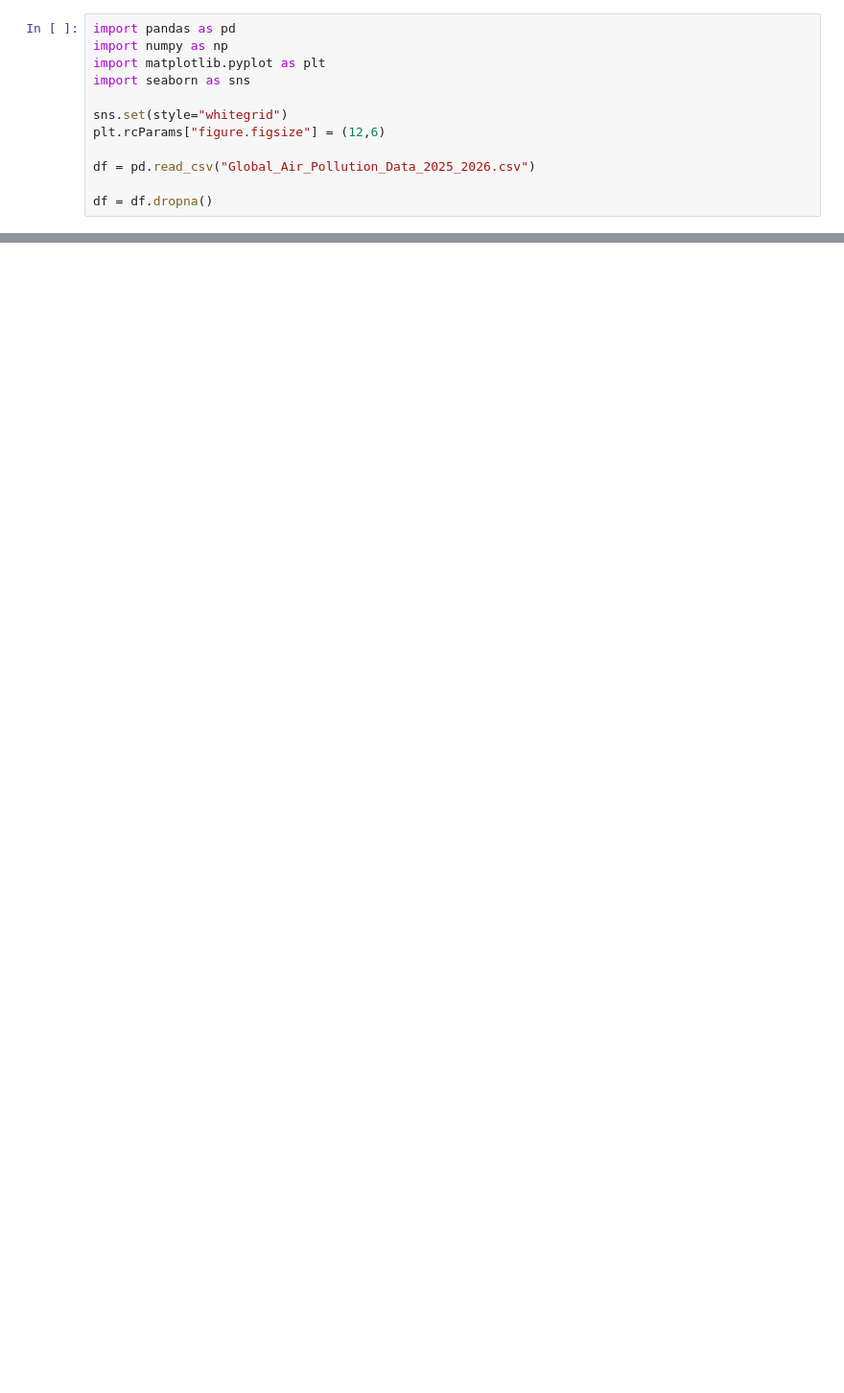
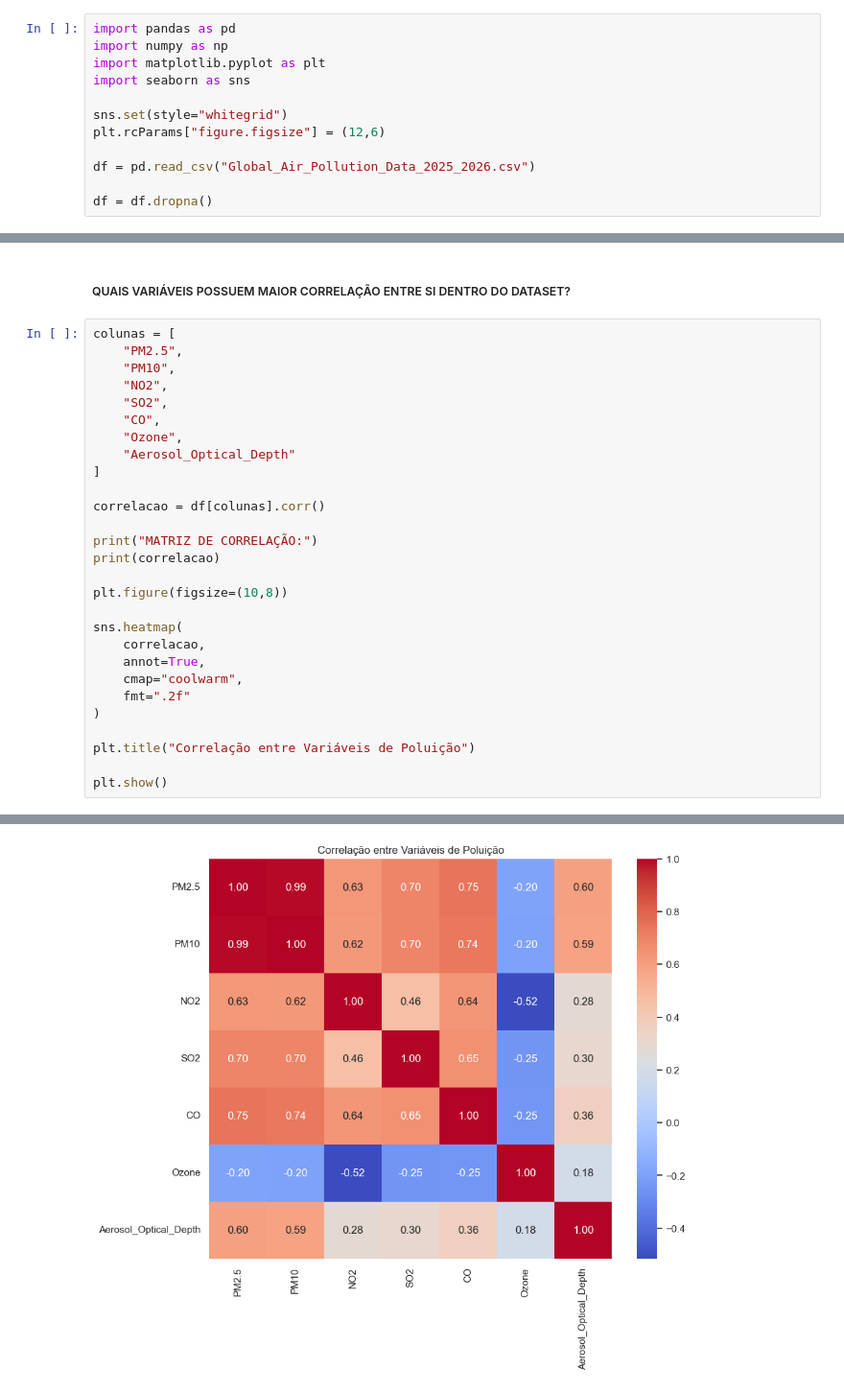
Before and after one commit to Otaviosil/TrabalhoC11, a Jupyter notebook: Projeto1c11.ipynb, the cells around one changed output, grey strips where cells are left out. Shown at 96% size. Drawn from its saved outputs; the diff is of its cells as text; blank space fills up the shorter version.

```diff
--- a/Projeto1c11.ipynb
+++ b/Projeto1c11.ipynb
@@ -292,0 +368,31 @@ Indonesia   54.968904   46.641216  -8.327688
+# %% [markdown]
+##### QUAIS VARIÁVEIS POSSUEM MAIOR CORRELAÇÃO ENTRE SI DENTRO DO DATASET?
+# %%
+colunas = [
+    "PM2.5",
+    "PM10",
+    "NO2",
+    "SO2",
+    "CO",
+    "Ozone",
+    "Aerosol_Optical_Depth"
+]
+
+correlacao = df[colunas].corr()
+
+print("MATRIZ DE CORRELAÇÃO:")
+print(correlacao)
+
+plt.figure(figsize=(10,8))
+
+sns.heatmap(
+    correlacao,
+    annot=True,
+    cmap="coolwarm",
+    fmt=".2f"
+)
+
+plt.title("Correlação entre Variáveis de Poluição")
+
+plt.show()
+# %% [output]
@@ -292,0 +417 @@ Indonesia   54.968904   46.641216  -8.327688
+[figure, added]
```
Also changed, not shown: parts of 28 cells of this notebook, 1 other file.
